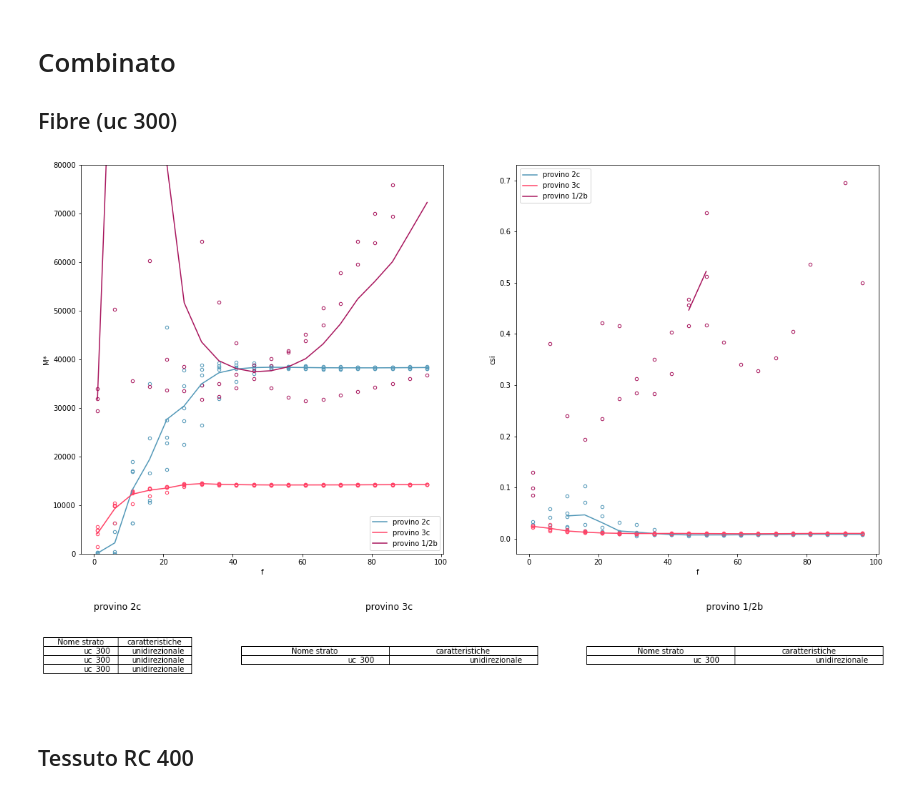
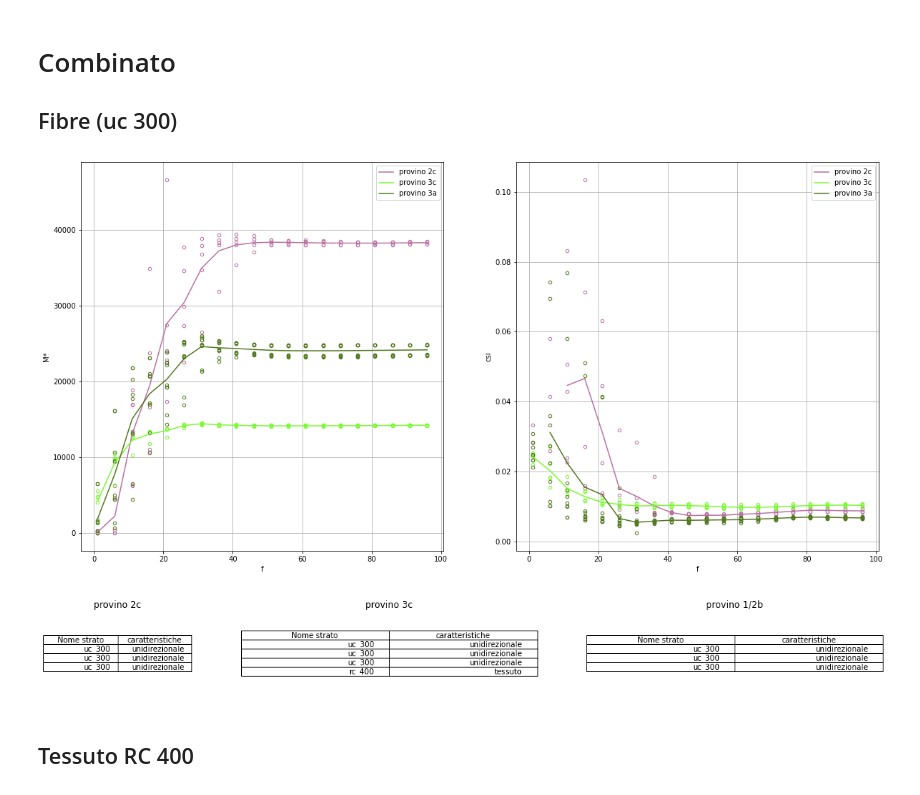
Before and after one commit to LolloCappo/Thermoelasticity-Interactive-Analysis, a Jupyter notebook: DMA.ipynb, the cells around one changed output. Cells and saved outputs as stored; diff of their text form; code cells hidden in the pictures.

```diff
--- a/DMA.ipynb
+++ b/DMA.ipynb
@@ -74,14 +77,17 @@ print(s)
 # Provino A
 # %%
 path_base = r'dma/provino 1a/'
-data_provino_1a = estrai(path_base,1,name=name)
-laminato_provino_1a = {'name':'provino 1a','s':0.95,'struttura':[rc_200,rc_400]}
+laminato_provino_1a = {'name':'provino 1a','s':0.95,'w':12.41,'struttura':[rc_400,rc_200]}
+
+data_provino_1a = estrai(path_base,1,name=name,normalizza = normalizza,s = laminato_provino_1a[flag_normalizza])
 path_base = r'dma/provino 3a/'
-data_provino_3a = estrai(path_base,1,name=name)
-laminato_provino_3a =  {'name':'provino 3a','s':2.25,'struttura':[rc_400,uc_300,uc_300,uc_300,xc_400]}
+
+laminato_provino_3a =  {'name':'provino 3a','s':2.25,'w':12.39,'struttura':[uc_300,uc_300,uc_300,xc_400]}
+data_provino_3a = estrai(path_base,1,name=name,normalizza = normalizza,s = laminato_provino_3a[flag_normalizza])
 path_base = r'dma/provino 12a/'
-data_provino_12a = estrai(path_base,1,name=name)
-laminato_provino_12a = {'name':'provino 12a','s':0.69,'struttura':[rc_400]}
+laminato_provino_12a = {'name':'provino 12a','s':0.69,'w':11.98,'struttura':[rc_400]}
+
+data_provino_12a = estrai(path_base,1,name=name,normalizza = normalizza,s = laminato_provino_12a[flag_normalizza])
 #
 #
 widths = [1, 2, 2]
@@ -107,10 +113,11 @@ ax[2][0].table(cellText=[ply['meta'] for ply in laminato_provino_12a['struttura'
 ax[2][0].axis('off')
 ax[2][0].set_title('provino 12a')
 plottaggio(data_provino_12a,ax[2][1],ax[2][2],f_min = f_min,flag_colore = 1)
+plt.show()
 
 print('** Confonto prove provino 1A del 22/3 e quelle di febbraio')
 path_base = r'dma/provino 1a vecchie/'
-data_provino_1a_old = estrai(path_base,1,name=name_meta)
+data_provino_1a_old = estrai(path_base,1,name=name_meta,normalizza = True,s = laminato_provino_1a['s'])
 fig,(ax1,ax2) = plt.subplots(1,2,figsize=(20,10))
 plottaggio(data_provino_1a,ax1,ax2,f_min = f_min,flag_colore = 1)
 plottaggio(data_provino_1a_old,ax1,ax2,f_min = f_min,flag_colore = 1)
@@ -197,16 +219,19 @@ SyntaxError: invalid syntax (<ipython-input-47-84e313abd884>, line 32)
 # Provino C
 # %%
 path_base = r'dma/provino 2c/'
-data_provino_2c = estrai(path_base,1,name=name_meta)
-laminato_provino_2c = {'name':'provino 2c','s':1.53,'struttura':[uc_300,uc_300,uc_300]}
+laminato_provino_2c = {'name':'provino 2c','s':1.53,'w':3.13,'struttura':[uc_300,uc_300,uc_300]}
+
+data_provino_2c = estrai(path_base,1,name=name_meta,normalizza = normalizza,s = laminato_provino_2c[flag_normalizza])
 
 path_base = r'dma/provino 3c/'
-data_provino_3c = estrai(path_base,1,name=name_meta)
-laminato_provino_3c = {'name':'provino 3c','s':1.78,'struttura':[uc_300]}
+laminato_provino_3c = {'name':'provino 3c','s':1.78,'w':11.66,'struttura':[uc_300,uc_300,uc_300,rc_400]} # [resina,resina,uc_300,resina,resina,uc_300,resina,resina,uc_300,resina,resina]
+
+data_provino_3c = estrai(path_base,1,name=name_meta,normalizza = normalizza,s = laminato_provino_3c[flag_normalizza])
 
 path_base = r'dma/provino 4c/'
-data_provino_4c = estrai(path_base,1,name=name)
-laminato_provino_4c = {'name':'provino 4c','s':0.94,'struttura':[xc_400,rc_400]}
+laminato_provino_4c = {'name':'provino 4c','s':0.94,'w':11.46,'struttura':[rc_400]}
+
+data_provino_4c = estrai(path_base,1,name=name,normalizza = normalizza,s = laminato_provino_4c[flag_normalizza])
 ## ---------------------------------------------------------------------
 fig,ax = plt.subplots(3,3,figsize=(20,3*5),gridspec_kw=gs_kw)
 
@@ -237,29 +265,31 @@ plt.show()
 # %%
 fig,ax = plt.subplots(1,2,figsize=(20,10))
 
 plottaggio(data_provino_2c,ax[0],ax[1],f_min = f_min,flag_colore = 1)
 plottaggio(data_provino_3c,ax[0],ax[1],f_min = f_min,flag_colore = 1)
-plottaggio(data_provino_1_2b,ax[0],ax[1],f_min = f_min,flag_colore = 1)
-ax[1].legend(['provino 2c','provino 3c','provino 1/2b'])
-ax[0].legend(['provino 2c','provino 3c','provino 1/2b'])
-ax[0].set_ylim([0,80000])
+#plottaggio(data_provino_1_2b,ax[0],ax[1],f_min = f_min,flag_colore = 1)
+plottaggio(data_provino_3a,ax[0],ax[1],f_min = f_min,flag_colore = 1)
+
+ax[1].legend(['provino 2c','provino 3c','provino 3a'])
+ax[0].legend(['provino 2c','provino 3c','provino 3a'])
+#ax[0].set_ylim([0,50000])
 plt.show()
 
 fig,ax = plt.subplots(1,3,figsize=(20,2),gridspec_kw=gs_kw)
 columns = ('Nome strato','caratteristiche')
 ax[0].table(cellText=[ply['meta'] for ply in laminato_provino_2c['struttura']],colLabels=columns,loc='center')
 ax[0].axis('off')
 ax[0].set_title('provino 2c')
 ax[1].table(cellText=[ply['meta'] for ply in laminato_provino_3c['struttura']],colLabels=columns,loc='center')
 ax[1].axis('off')
 ax[1].set_title('provino 3c')
 ax[2].table(cellText=[ply['meta'] for ply in laminato_provino_1_2b['struttura']],colLabels=columns,loc='center')
 ax[2].axis('off')
 ax[2].set_title('provino 1/2b')
 plt.show()
 # %% [output]
-[figure, old version]
+[figure, new version]
-[figure, old version]
+[figure, new version]
 # %% [markdown]
 ## Tessuto RC 400
 # %%
```
Also changed, not shown: parts of 11 cells of this notebook, 17 other files.
